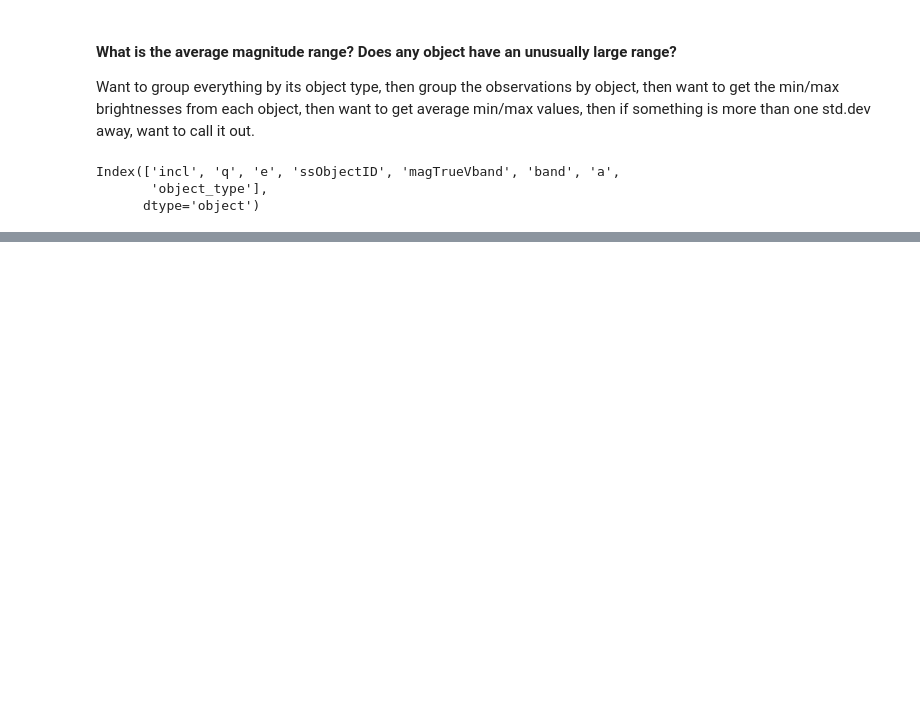
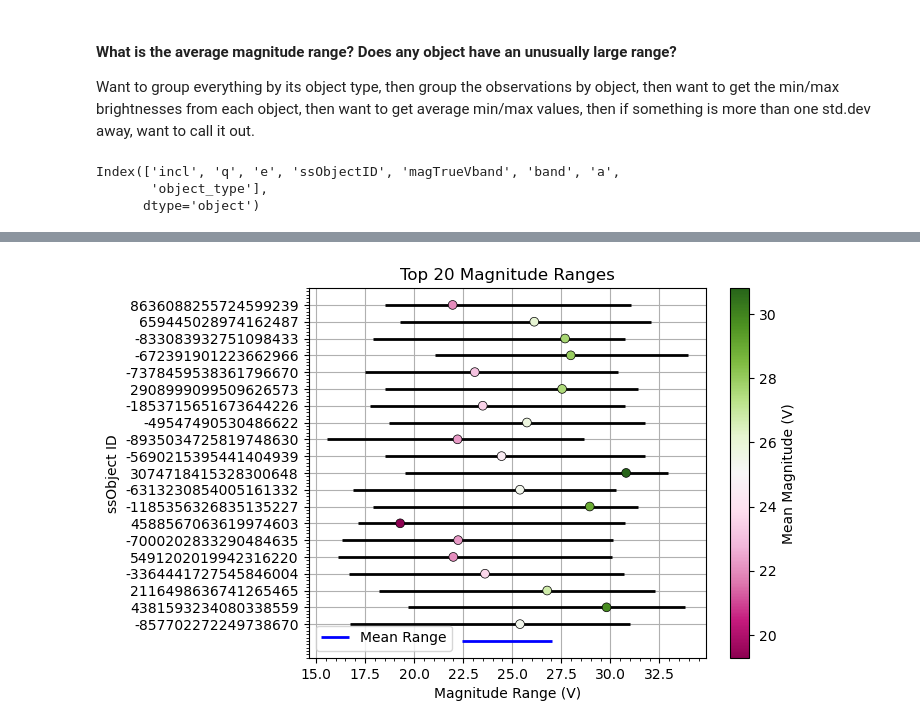
Before and after one commit to lsst-sssc/rsp_queries, a Jupyter notebook: sso_query/plot_test.ipynb, the cells around one changed output, grey strips where cells are left out. Saved outputs shown, nothing was run; the diff lists cells and outputs as text; code cells hidden in the pictures; blank space fills up the shorter version.

```diff
--- a/sso_query/plot_test.ipynb
+++ b/sso_query/plot_test.ipynb
@@ -178,6 +179,8 @@ grouped_obs_data = df.groupby(['object_type', 'ssObjectID']).agg(
     mag_max = ('magTrueVband', 'max'),
     mag_mean = ('magTrueVband', 'mean')
 )
+grouped_obs_data = grouped_obs_data.reset_index() # groupby turns 'object_type' and 'ssObjectID' into indeces, this turns them back into columns
+
 
 print(grouped_obs_data)
 # %% [output]
@@ -223,8 +223,9 @@ Standard Deviation of Range: 2.377028226852417
 Mean Range: 4.574746
 # %%
 # Now we have the the mean and std. dev, so to look for unusually large ranges, need to see the ranges that have more range than mean + std dev
-large_criterion = np.mean(mag_range) + np.std(mag_range)
+large_criterion = np.mean(mag_range) + (np.std(mag_range)*2)
 print(f"Large range criterion:", large_criterion)
 filtered_large_ranges = grouped_obs_data[grouped_obs_data['mag_range'] > large_criterion]
 print(filtered_large_ranges)
+print(filtered_large_ranges.columns)
 # %% [output]
@@ -287,0 +249,4 @@ q.type_counts(DiaSource_joined_table)
+# %%
+# Now I want to plot each the magnitude range per
+sorted_filt_lrg_ranges = filtered_large_ranges.sort_values(by='mag_range', ascending=False)
+print(sorted_filt_lrg_ranges)
@@ -287,0 +271,35 @@ q.type_counts(DiaSource_joined_table)
+# %%
+# getting top 10 ranges
+top_srtd_filt_lrg_ranges = sorted_filt_lrg_ranges.iloc[:20,:]
+top_ranges = top_srtd_filt_lrg_ranges.copy()
+top_ranges['y_spacing'] = range(1, len(top_ranges) + 1)
+# print(top_ranges) #degbugging
+
+
+# For the largest objects, want to visualize their ranges
+fig, ax = plt.subplots()
+ax.hlines(data = top_ranges, y = 'y_spacing', xmin = 'mag_min', xmax = 'mag_max', color = "black", linewidth = 2, zorder = 2, label = None)
+
+# adding reference line
+x_center = (top_ranges['mag_min'].min() + top_ranges['mag_max'].max()) / 2
+xmin_ref = x_center - (np.mean(mag_range/2))
+xmax_ref = x_center + (np.mean(mag_range/2))
+ax.hlines(y = 0, xmin = xmin_ref, xmax = xmax_ref, color = "blue", linewidth = 2, label = "Mean Range") #want this to be in the center of the plot
+# print("Mean Range:", np.mean(mag_range))
+sc = ax.scatter(data = top_ranges, x = 'mag_mean', y = 'y_spacing', s = 40, marker='o', edgecolors = "black", linewidth = 0.5, c='mag_mean', cmap = 'PiYG', zorder = 3, label = None)
+cbar = fig.colorbar(sc, ax=ax)
+cbar.set_label('Mean Magnitude (V)')
+ax.set_xlabel('Magnitude Range (V)')
+ax.set_ylabel('ssObject ID')
+ax.set_title("Top 20 Magnitude Ranges")
+ax.set_yticks(top_ranges['y_spacing'])
+ax.set_yticklabels(top_ranges['ssObjectID'])
+ax.minorticks_on()
+ax.grid(zorder = 1)
+plt.legend(loc="lower left")
+plt.show()
+
+
+# plt.scatter('x', 'y', s='size', c='density', data=df, alpha=0.5, cmap='Blues')
+# %% [output]
+[figure, added]
```
Also changed, not shown: parts of 12 cells of this notebook.
